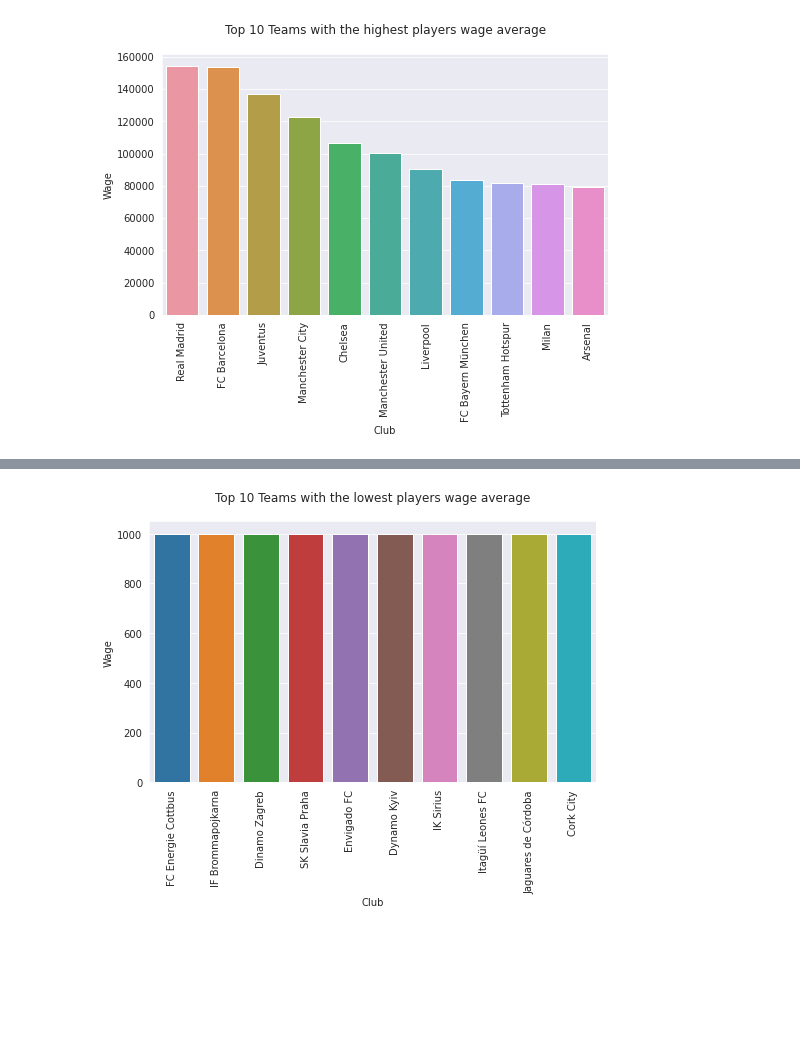
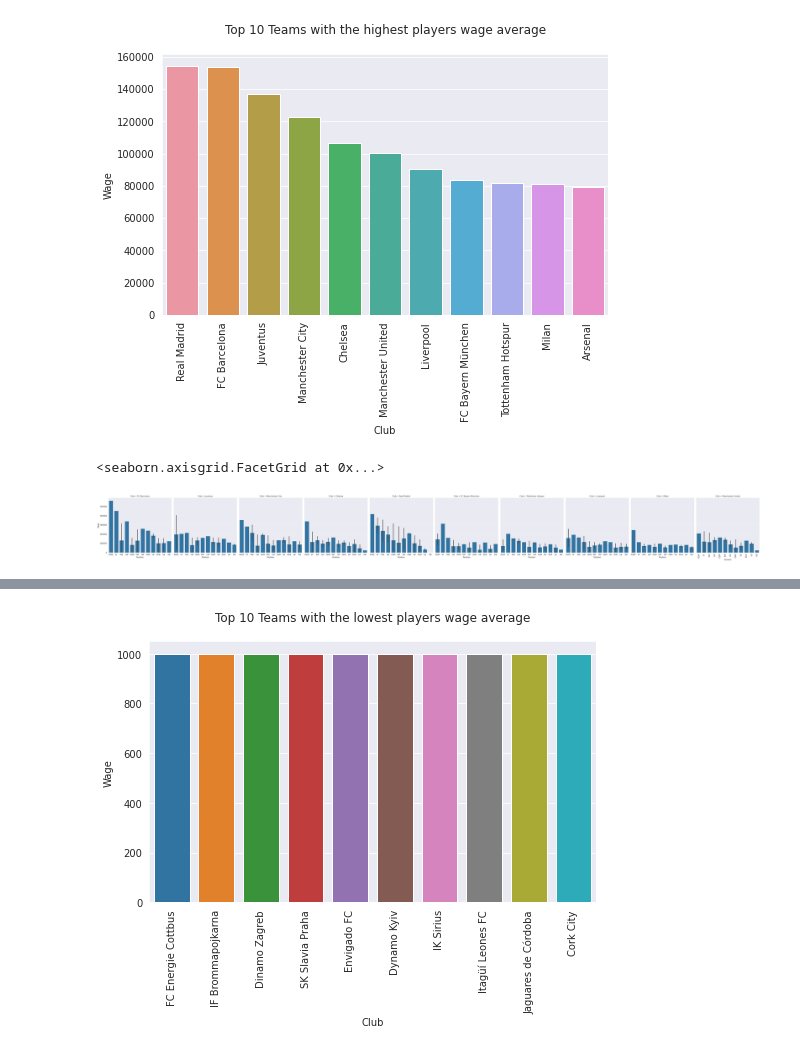
Before and after one commit to ChristoRay/ChrisPortofolioForDS, a Jupyter notebook: Fifa 19 Project/EDA_on_Outfield_DF.ipynb, the cells around one changed output, grey strips where cells are left out. Saved outputs shown, nothing was run; the diff lists cells and outputs as text; code cells hidden in the pictures; blank space fills up the shorter version.

```diff
--- a/Fifa 19 Project/EDA_on_Outfield_DF.ipynb
+++ b/Fifa 19 Project/EDA_on_Outfield_DF.ipynb
@@ -124,3 +144,14 @@ plt.xticks(rotation=90)
 plt.show()
 # %% [output]
 [figure]
+# %%
+#after knowing which are the top 10 clubs, let's see which position do they spend the most
+clubs = average_wage_sort[:10]['Club'].values
+
+g = sns.FacetGrid(df[df['Club'].isin(clubs)], col='Club',height= 5)
+g.map(sns.barplot,'Position','Wage')
+plt.xticks(rotation=90)
+g.add_legend()
+# %% [output]
+<seaborn.axisgrid.FacetGrid at 0x...>
+[figure, added]
```
Also changed, not shown: parts of 7 cells of this notebook.
